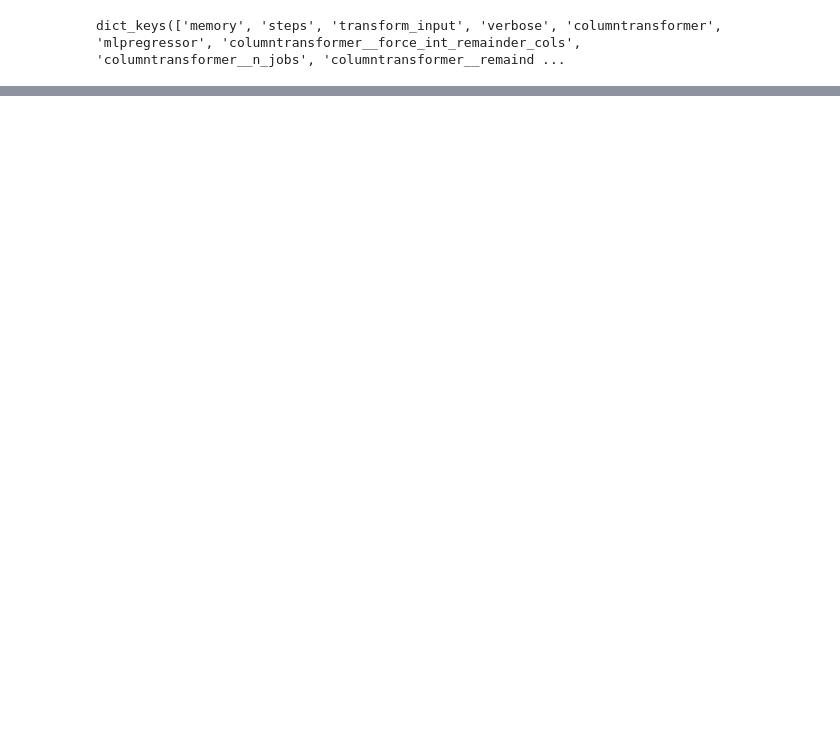
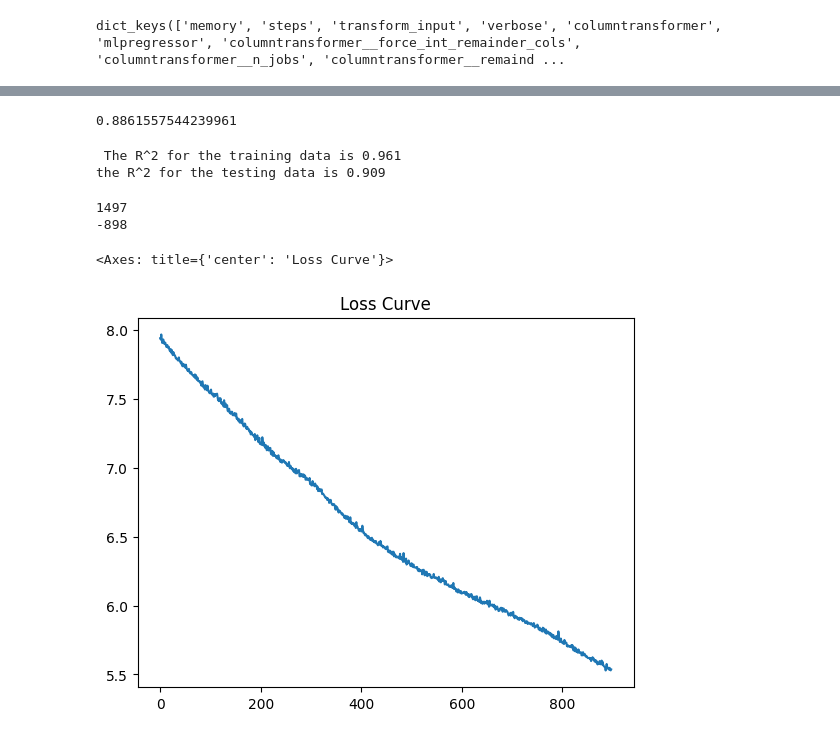
Before and after one commit to crisbpadilla/CapstoneProject-1-M2M, a Jupyter notebook: CapstoneProject_2_FinalRegression.ipynb, the cells around one changed output, grey strips where cells are left out. Saved outputs shown, nothing was run; the diff lists cells and outputs as text; code cells hidden in the pictures; blank space fills up the shorter version.

```diff
--- a/CapstoneProject_2_FinalRegression.ipynb
+++ b/CapstoneProject_2_FinalRegression.ipynb
@@ -838,0 +667,14 @@ It is possible to observe that 2 of the 3 models improved narrowing the data to
+# %%
+filtred_data=concrete_pluscat[concrete_pluscat['age']<=120]
+Xnn_120=filtred_data.drop(columns='strength')
+y_120=filtred_data['strength']
+X_train_nn,X_test_nn,y_train_nn,y_test_nn=train_test_split(Xnn_120,y_120,test_size=0.2)
+parameters_nn_120={
+    'mlpregressor__hidden_layer_sizes':[(a,)for a in range(12,19)],#[(x, y) for x in range(10, 40) for y in range(0, 10)],(a,) for a in range(15,40)]
+    'mlpregressor__max_iter':[3500,4000],
+    'mlpregressor__activation':['tanh'],
+    'mlpregressor__learning_rate_init':[0.01,0.03]
+    }
+# %%
+grid_search_120= GridSearchCV(C_strength_model,param_grid=parameters_nn_120,scoring='r2',n_jobs=-1)
+grid_search_120.fit(X_train_nn,y_train_nn)
@@ -838,0 +702,25 @@ It is possible to observe that 2 of the 3 models improved narrowing the data to
+# %%
+Best_pipeline_120=grid_search_120.best_estimator_
+grid_search_120.best_score_
+# %% [output]
+0.8861557544239961
+# %%
+print(f" The R^2 for the training data is {round(Best_pipeline_120.score(X_train_nn, y_train_nn),3)}")
+print(f"the R^2 for the testing data is {round(Best_pipeline_120.score(X_test_nn, y_test_nn),3)}")
+# %% [output]
+ The R^2 for the training data is 0.961
+the R^2 for the testing data is 0.909
+# %%
+num_iterations_120 = Best_pipeline_120.named_steps.mlpregressor.n_iter_
+print(num_iterations_120)#The length of the number of iterations is
+display_iter2=int(-(num_iterations_120*0.60))
+print(display_iter2)
+# equal to the length of the error given by the loss curve
+#loss curve
+loss_curve2=Best_pipeline_120.named_steps.mlpregressor.loss_curve_
+pd.Series(loss_curve2[display_iter2:]).plot.line(title='Loss Curve')
+# %% [output]
+1497
+-898
+<Axes: title={'center': 'Loss Curve'}>
+[figure, added]
```
Also changed, not shown: parts of 57 cells of this notebook.
